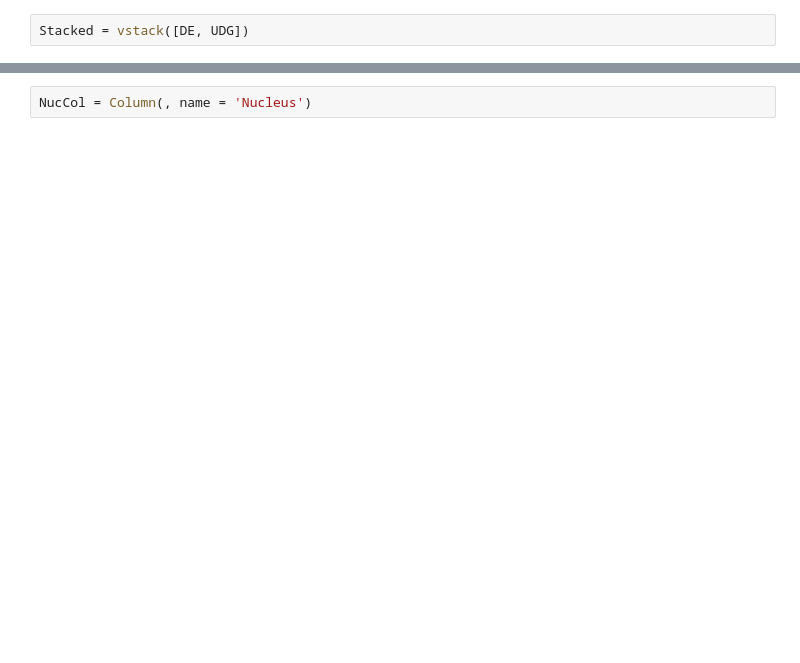
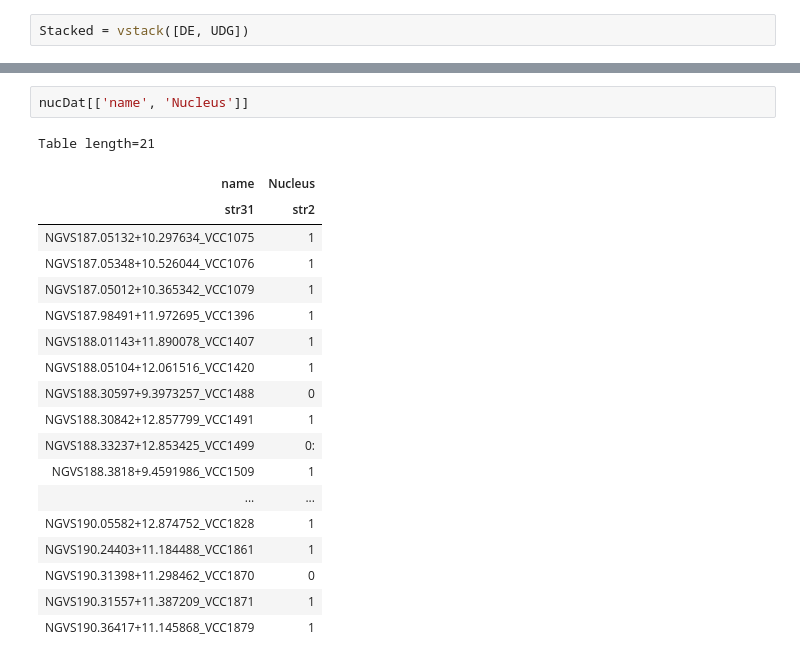
Before and after one commit to kadri-nizam/SIP2019, a Jupyter notebook: keshav/ast 06 (keshav).ipynb, the cells around one changed output, grey strips where cells are left out. Saved outputs shown, nothing was run; the diff lists cells and outputs as text; blank space fills up the shorter version.

```diff
--- a/keshav/ast 06 (keshav).ipynb
+++ b/keshav/ast 06 (keshav).ipynb
@@ -380,2 +456,22 @@ Table masked=True length=547
 # %%
-NucCol = Column(, name = 'Nucleus')
+nucDat[['name', 'Nucleus']]
+# %% [output]
+Table length=21
+| name | Nucleus |
+| str31 | str2 |
+| NGVS187.05132+10.297634_VCC1075 | 1 |
+| NGVS187.05348+10.526044_VCC1076 | 1 |
+| NGVS187.05012+10.365342_VCC1079 | 1 |
+| NGVS187.98491+11.972695_VCC1396 | 1 |
+| NGVS188.01143+11.890078_VCC1407 | 1 |
+| NGVS188.05104+12.061516_VCC1420 | 1 |
+| NGVS188.30597+9.3973257_VCC1488 | 0 |
+| NGVS188.30842+12.857799_VCC1491 | 1 |
+| NGVS188.33237+12.853425_VCC1499 | 0: |
+| NGVS188.3818+9.4591986_VCC1509 | 1 |
+| ... | ... |
+| NGVS190.05582+12.874752_VCC1828 | 1 |
+| NGVS190.24403+11.184488_VCC1861 | 1 |
+| NGVS190.31398+11.298462_VCC1870 | 0 |
+| NGVS190.31557+11.387209_VCC1871 | 1 |
+| NGVS190.36417+11.145868_VCC1879 | 1 |
```
Also changed, not shown: parts of 7 cells of this notebook.
